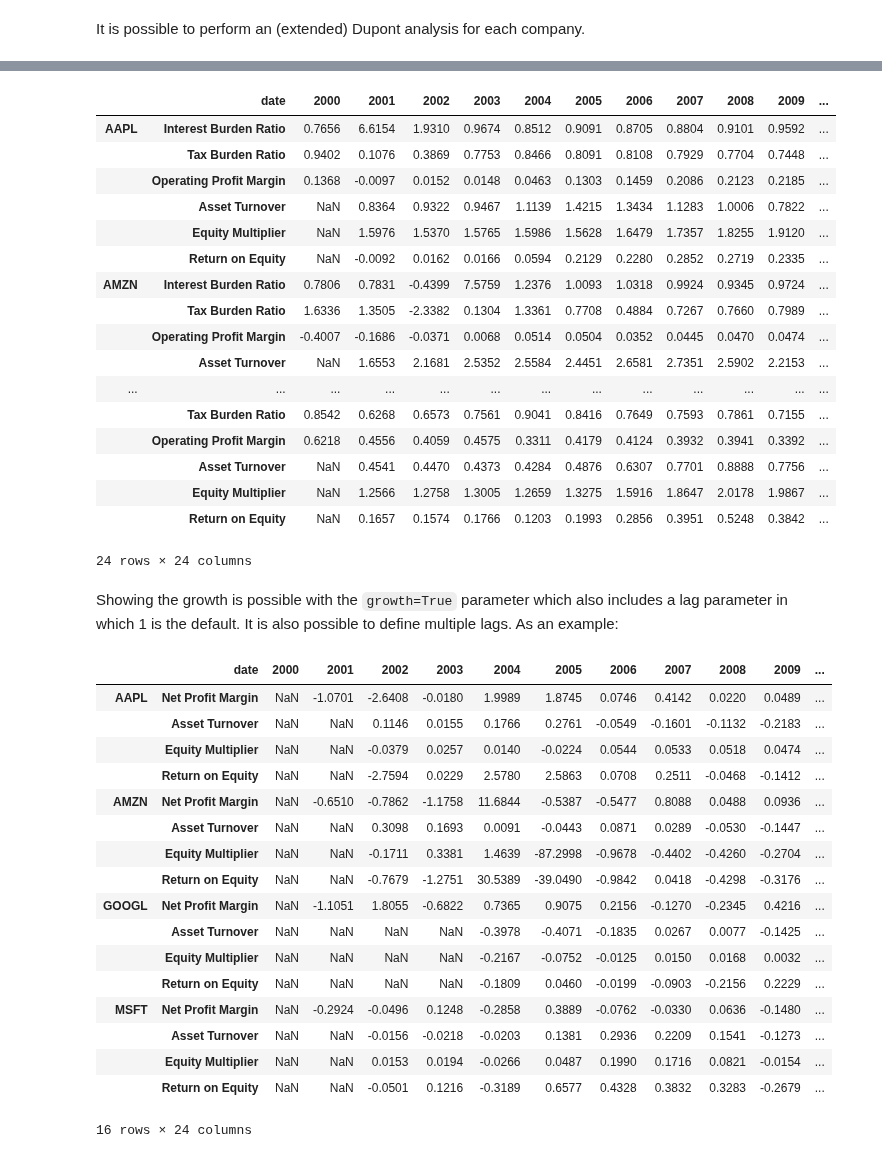
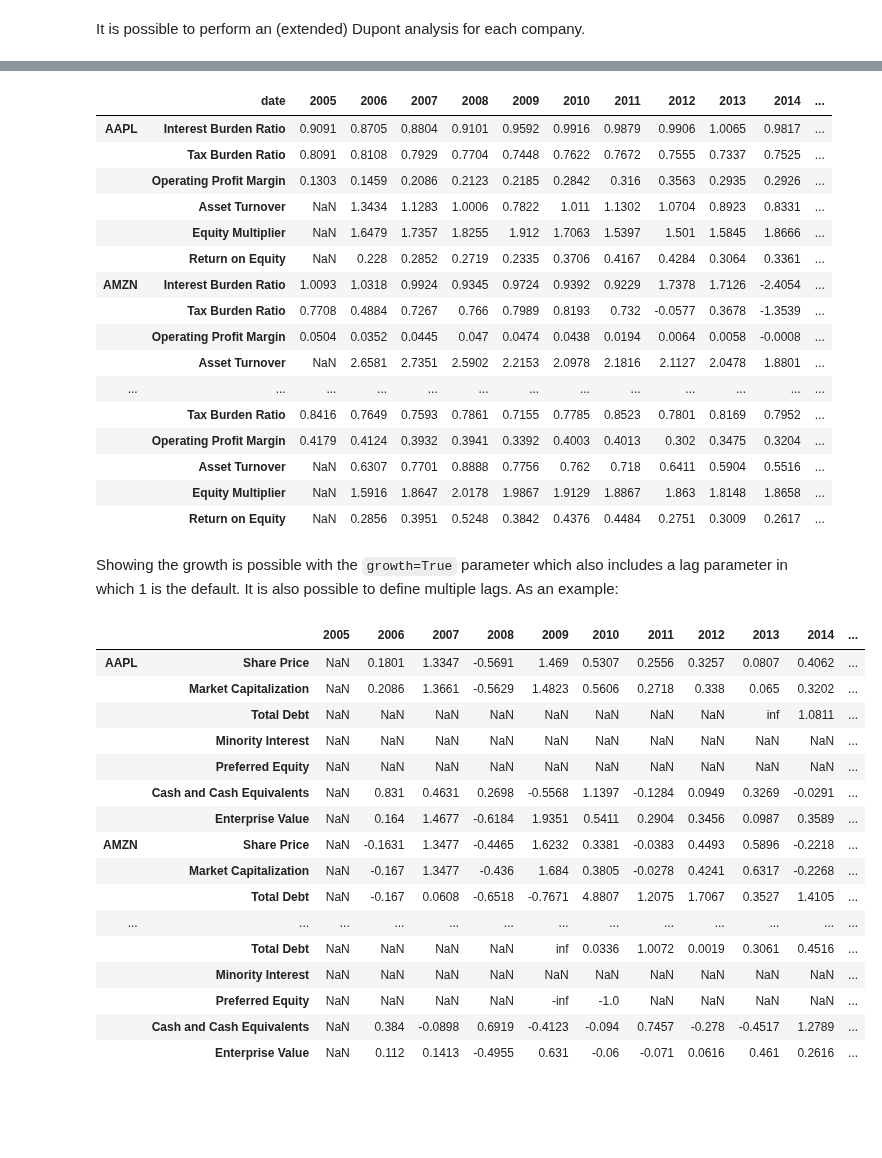
Before and after one commit to JerBouma/FinanceToolkit, a Jupyter notebook: examples/Finance Toolkit - 1. Getting Started.ipynb, the cells around one changed output, grey strips where cells are left out. Cells and saved outputs as stored; diff of their text form; code cells hidden in the pictures; blank space fills up the shorter version.

```diff
--- a/examples/Finance Toolkit - 1. Getting Started.ipynb
+++ b/examples/Finance Toolkit - 1. Getting Started.ipynb
@@ -46,7 +46,7 @@ Initializing only is required once. This is the case for any function so once yo
 # %%
 # Initialize the Toolkit with company tickers
 companies = Toolkit(
-    ["AAPL", "MSFT", "GOOGL", "AMZN"], api_key=API_KEY, start_date="2000-01-01"
+    ["AAPL", "MSFT", "GOOGL", "AMZN"], api_key=API_KEY, start_date="2005-01-01"
 )
 # %% [markdown]
 Let's start off by collecting some historical data. Here, there are multiple periods that can be selected. This can be 'daily', 'weekly', 'monthly', 'quarterly', or 'yearly'. The default is 'daily'.
@@ -443,45 +484,43 @@ models.get_dupont_analysis()
 # %%
 models.get_extended_dupont_analysis()
 # %% [output]
-|  | date | 2000 | 2001 | 2002 | 2003 | 2004 | 2005 | 2006 | 2007 | 2008 | 2009 | ... |
-| AAPL | Interest Burden Ratio | 0.7656 | 6.6154 | 1.9310 | 0.9674 | 0.8512 | 0.9091 | 0.8705 | 0.8804 | 0.9101 | 0.9592 | ... |
-|  | Tax Burden Ratio | 0.9402 | 0.1076 | 0.3869 | 0.7753 | 0.8466 | 0.8091 | 0.8108 | 0.7929 | 0.7704 | 0.7448 | ... |
-|  | Operating Profit Margin | 0.1368 | -0.0097 | 0.0152 | 0.0148 | 0.0463 | 0.1303 | 0.1459 | 0.2086 | 0.2123 | 0.2185 | ... |
-|  | Asset Turnover | NaN | 0.8364 | 0.9322 | 0.9467 | 1.1139 | 1.4215 | 1.3434 | 1.1283 | 1.0006 | 0.7822 | ... |
-|  | Equity Multiplier | NaN | 1.5976 | 1.5370 | 1.5765 | 1.5986 | 1.5628 | 1.6479 | 1.7357 | 1.8255 | 1.9120 | ... |
-|  | Return on Equity | NaN | -0.0092 | 0.0162 | 0.0166 | 0.0594 | 0.2129 | 0.2280 | 0.2852 | 0.2719 | 0.2335 | ... |
-| AMZN | Interest Burden Ratio | 0.7806 | 0.7831 | -0.4399 | 7.5759 | 1.2376 | 1.0093 | 1.0318 | 0.9924 | 0.9345 | 0.9724 | ... |
-|  | Tax Burden Ratio | 1.6336 | 1.3505 | -2.3382 | 0.1304 | 1.3361 | 0.7708 | 0.4884 | 0.7267 | 0.7660 | 0.7989 | ... |
-|  | Operating Profit Margin | -0.4007 | -0.1686 | -0.0371 | 0.0068 | 0.0514 | 0.0504 | 0.0352 | 0.0445 | 0.0470 | 0.0474 | ... |
-|  | Asset Turnover | NaN | 1.6553 | 2.1681 | 2.5352 | 2.5584 | 2.4451 | 2.6581 | 2.7351 | 2.5902 | 2.2153 | ... |
+|  | date | 2005 | 2006 | 2007 | 2008 | 2009 | 2010 | 2011 | 2012 | 2013 | 2014 | ... |
+| AAPL | Interest Burden Ratio | 0.9091 | 0.8705 | 0.8804 | 0.9101 | 0.9592 | 0.9916 | 0.9879 | 0.9906 | 1.0065 | 0.9817 | ... |
+|  | Tax Burden Ratio | 0.8091 | 0.8108 | 0.7929 | 0.7704 | 0.7448 | 0.7622 | 0.7672 | 0.7555 | 0.7337 | 0.7525 | ... |
+|  | Operating Profit Margin | 0.1303 | 0.1459 | 0.2086 | 0.2123 | 0.2185 | 0.2842 | 0.316 | 0.3563 | 0.2935 | 0.2926 | ... |
+|  | Asset Turnover | NaN | 1.3434 | 1.1283 | 1.0006 | 0.7822 | 1.011 | 1.1302 | 1.0704 | 0.8923 | 0.8331 | ... |
+|  | Equity Multiplier | NaN | 1.6479 | 1.7357 | 1.8255 | 1.912 | 1.7063 | 1.5397 | 1.501 | 1.5845 | 1.8666 | ... |
+|  | Return on Equity | NaN | 0.228 | 0.2852 | 0.2719 | 0.2335 | 0.3706 | 0.4167 | 0.4284 | 0.3064 | 0.3361 | ... |
+| AMZN | Interest Burden Ratio | 1.0093 | 1.0318 | 0.9924 | 0.9345 | 0.9724 | 0.9392 | 0.9229 | 1.7378 | 1.7126 | -2.4054 | ... |
+|  | Tax Burden Ratio | 0.7708 | 0.4884 | 0.7267 | 0.766 | 0.7989 | 0.8193 | 0.732 | -0.0577 | 0.3678 | -1.3539 | ... |
+|  | Operating Profit Margin | 0.0504 | 0.0352 | 0.0445 | 0.047 | 0.0474 | 0.0438 | 0.0194 | 0.0064 | 0.0058 | -0.0008 | ... |
+|  | Asset Turnover | NaN | 2.6581 | 2.7351 | 2.5902 | 2.2153 | 2.0978 | 2.1816 | 2.1127 | 2.0478 | 1.8801 | ... |
 | ... | ... | ... | ... | ... | ... | ... | ... | ... | ... | ... | ... | ... |
-|  | Tax Burden Ratio | 0.8542 | 0.6268 | 0.6573 | 0.7561 | 0.9041 | 0.8416 | 0.7649 | 0.7593 | 0.7861 | 0.7155 | ... |
-|  | Operating Profit Margin | 0.6218 | 0.4556 | 0.4059 | 0.4575 | 0.3311 | 0.4179 | 0.4124 | 0.3932 | 0.3941 | 0.3392 | ... |
-|  | Asset Turnover | NaN | 0.4541 | 0.4470 | 0.4373 | 0.4284 | 0.4876 | 0.6307 | 0.7701 | 0.8888 | 0.7756 | ... |
-|  | Equity Multiplier | NaN | 1.2566 | 1.2758 | 1.3005 | 1.2659 | 1.3275 | 1.5916 | 1.8647 | 2.0178 | 1.9867 | ... |
-|  | Return on Equity | NaN | 0.1657 | 0.1574 | 0.1766 | 0.1203 | 0.1993 | 0.2856 | 0.3951 | 0.5248 | 0.3842 | ... |
+|  | Tax Burden Ratio | 0.8416 | 0.7649 | 0.7593 | 0.7861 | 0.7155 | 0.7785 | 0.8523 | 0.7801 | 0.8169 | 0.7952 | ... |
+|  | Operating Profit Margin | 0.4179 | 0.4124 | 0.3932 | 0.3941 | 0.3392 | 0.4003 | 0.4013 | 0.302 | 0.3475 | 0.3204 | ... |
+|  | Asset Turnover | NaN | 0.6307 | 0.7701 | 0.8888 | 0.7756 | 0.762 | 0.718 | 0.6411 | 0.5904 | 0.5516 | ... |
+|  | Equity Multiplier | NaN | 1.5916 | 1.8647 | 2.0178 | 1.9867 | 1.9129 | 1.8867 | 1.863 | 1.8148 | 1.8658 | ... |
+|  | Return on Equity | NaN | 0.2856 | 0.3951 | 0.5248 | 0.3842 | 0.4376 | 0.4484 | 0.2751 | 0.3009 | 0.2617 | ... |
-24 rows × 24 columns
 # %% [markdown]
 Showing the growth is possible with the `growth=True` parameter which also includes a lag parameter in which 1 is the default. It is also possible to define multiple lags. As an example:
 # %%
-models.get_dupont_analysis(growth=True)
+models.get_enterprise_value_breakdown(growth=True)
 # %% [output]
-|  | date | 2000 | 2001 | 2002 | 2003 | 2004 | 2005 | 2006 | 2007 | 2008 | 2009 | ... |
-| AAPL | Net Profit Margin | NaN | -1.0701 | -2.6408 | -0.0180 | 1.9989 | 1.8745 | 0.0746 | 0.4142 | 0.0220 | 0.0489 | ... |
-|  | Asset Turnover | NaN | NaN | 0.1146 | 0.0155 | 0.1766 | 0.2761 | -0.0549 | -0.1601 | -0.1132 | -0.2183 | ... |
-|  | Equity Multiplier | NaN | NaN | -0.0379 | 0.0257 | 0.0140 | -0.0224 | 0.0544 | 0.0533 | 0.0518 | 0.0474 | ... |
-|  | Return on Equity | NaN | NaN | -2.7594 | 0.0229 | 2.5780 | 2.5863 | 0.0708 | 0.2511 | -0.0468 | -0.1412 | ... |
-| AMZN | Net Profit Margin | NaN | -0.6510 | -0.7862 | -1.1758 | 11.6844 | -0.5387 | -0.5477 | 0.8088 | 0.0488 | 0.0936 | ... |
-|  | Asset Turnover | NaN | NaN | 0.3098 | 0.1693 | 0.0091 | -0.0443 | 0.0871 | 0.0289 | -0.0530 | -0.1447 | ... |
-|  | Equity Multiplier | NaN | NaN | -0.1711 | 0.3381 | 1.4639 | -87.2998 | -0.9678 | -0.4402 | -0.4260 | -0.2704 | ... |
-|  | Return on Equity | NaN | NaN | -0.7679 | -1.2751 | 30.5389 | -39.0490 | -0.9842 | 0.0418 | -0.4298 | -0.3176 | ... |
-| GOOGL | Net Profit Margin | NaN | -1.1051 | 1.8055 | -0.6822 | 0.7365 | 0.9075 | 0.2156 | -0.1270 | -0.2345 | 0.4216 | ... |
-|  | Asset Turnover | NaN | NaN | NaN | NaN | -0.3978 | -0.4071 | -0.1835 | 0.0267 | 0.0077 | -0.1425 | ... |
-|  | Equity Multiplier | NaN | NaN | NaN | NaN | -0.2167 | -0.0752 | -0.0125 | 0.0150 | 0.0168 | 0.0032 | ... |
-|  | Return on Equity | NaN | NaN | NaN | NaN | -0.1809 | 0.0460 | -0.0199 | -0.0903 | -0.2156 | 0.2229 | ... |
-| MSFT | Net Profit Margin | NaN | -0.2924 | -0.0496 | 0.1248 | -0.2858 | 0.3889 | -0.0762 | -0.0330 | 0.0636 | -0.1480 | ... |
-|  | Asset Turnover | NaN | NaN | -0.0156 | -0.0218 | -0.0203 | 0.1381 | 0.2936 | 0.2209 | 0.1541 | -0.1273 | ... |
-|  | Equity Multiplier | NaN | NaN | 0.0153 | 0.0194 | -0.0266 | 0.0487 | 0.1990 | 0.1716 | 0.0821 | -0.0154 | ... |
-|  | Return on Equity | NaN | NaN | -0.0501 | 0.1216 | -0.3189 | 0.6577 | 0.4328 | 0.3832 | 0.3283 | -0.2679 | ... |
+|  |  | 2005 | 2006 | 2007 | 2008 | 2009 | 2010 | 2011 | 2012 | 2013 | 2014 | ... |
+| AAPL | Share Price | NaN | 0.1801 | 1.3347 | -0.5691 | 1.469 | 0.5307 | 0.2556 | 0.3257 | 0.0807 | 0.4062 | ... |
+|  | Market Capitalization | NaN | 0.2086 | 1.3661 | -0.5629 | 1.4823 | 0.5606 | 0.2718 | 0.338 | 0.065 | 0.3202 | ... |
+|  | Total Debt | NaN | NaN | NaN | NaN | NaN | NaN | NaN | NaN | inf | 1.0811 | ... |
+|  | Minority Interest | NaN | NaN | NaN | NaN | NaN | NaN | NaN | NaN | NaN | NaN | ... |
+|  | Preferred Equity | NaN | NaN | NaN | NaN | NaN | NaN | NaN | NaN | NaN | NaN | ... |
+|  | Cash and Cash Equivalents | NaN | 0.831 | 0.4631 | 0.2698 | -0.5568 | 1.1397 | -0.1284 | 0.0949 | 0.3269 | -0.0291 | ... |
+|  | Enterprise Value | NaN | 0.164 | 1.4677 | -0.6184 | 1.9351 | 0.5411 | 0.2904 | 0.3456 | 0.0987 | 0.3589 | ... |
+| AMZN | Share Price | NaN | -0.1631 | 1.3477 | -0.4465 | 1.6232 | 0.3381 | -0.0383 | 0.4493 | 0.5896 | -0.2218 | ... |
+|  | Market Capitalization | NaN | -0.167 | 1.3477 | -0.436 | 1.684 | 0.3805 | -0.0278 | 0.4241 | 0.6317 | -0.2268 | ... |
+|  | Total Debt | NaN | -0.167 | 0.0608 | -0.6518 | -0.7671 | 4.8807 | 1.2075 | 1.7067 | 0.3527 | 1.4105 | ... |
+| ... | ... | ... | ... | ... | ... | ... | ... | ... | ... | ... | ... | ... |
+|  | Total Debt | NaN | NaN | NaN | NaN | inf | 0.0336 | 1.0072 | 0.0019 | 0.3061 | 0.4516 | ... |
+|  | Minority Interest | NaN | NaN | NaN | NaN | NaN | NaN | NaN | NaN | NaN | NaN | ... |
+|  | Preferred Equity | NaN | NaN | NaN | NaN | -inf | -1.0 | NaN | NaN | NaN | NaN | ... |
+|  | Cash and Cash Equivalents | NaN | 0.384 | -0.0898 | 0.6919 | -0.4123 | -0.094 | 0.7457 | -0.278 | -0.4517 | 1.2789 | ... |
+|  | Enterprise Value | NaN | 0.112 | 0.1413 | -0.4955 | 0.631 | -0.06 | -0.071 | 0.0616 | 0.461 | 0.2616 | ... |
-16 rows × 24 columns
 # %%
```
Also changed, not shown: parts of 23 cells of this notebook, 14 other files.
